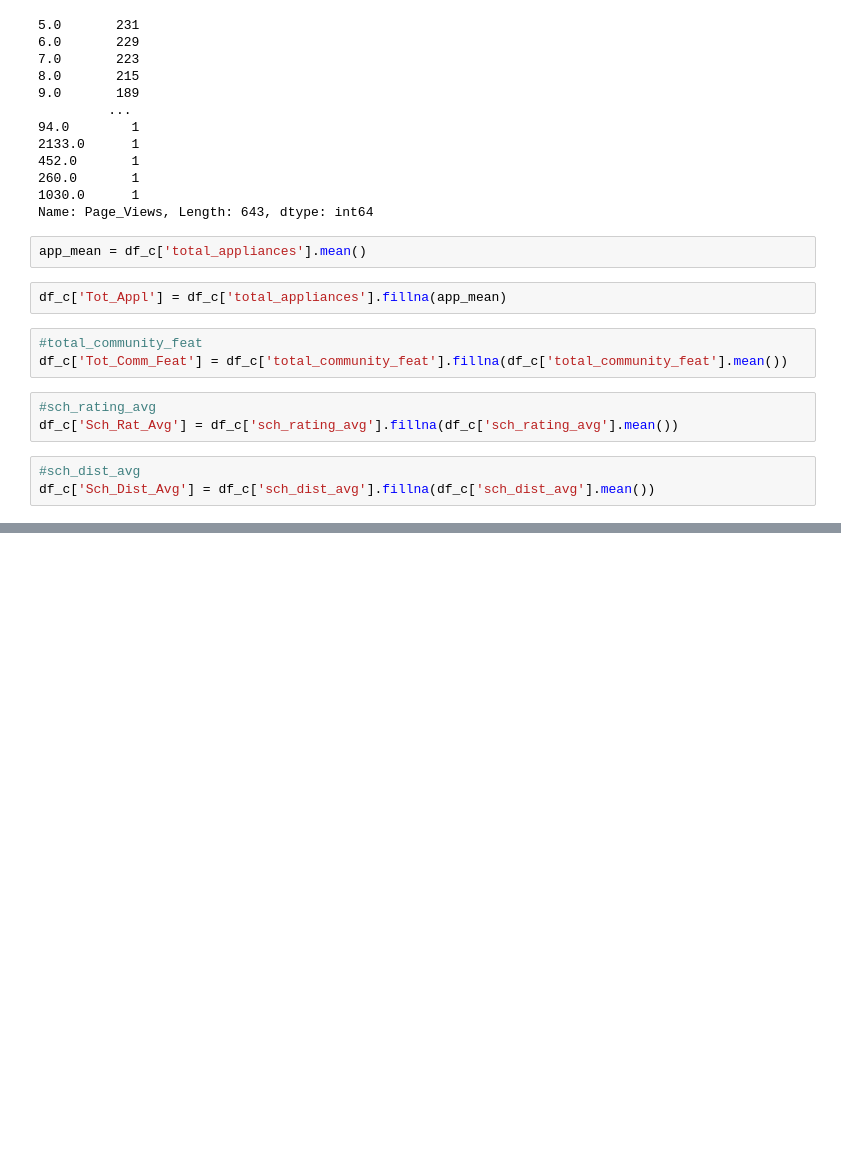
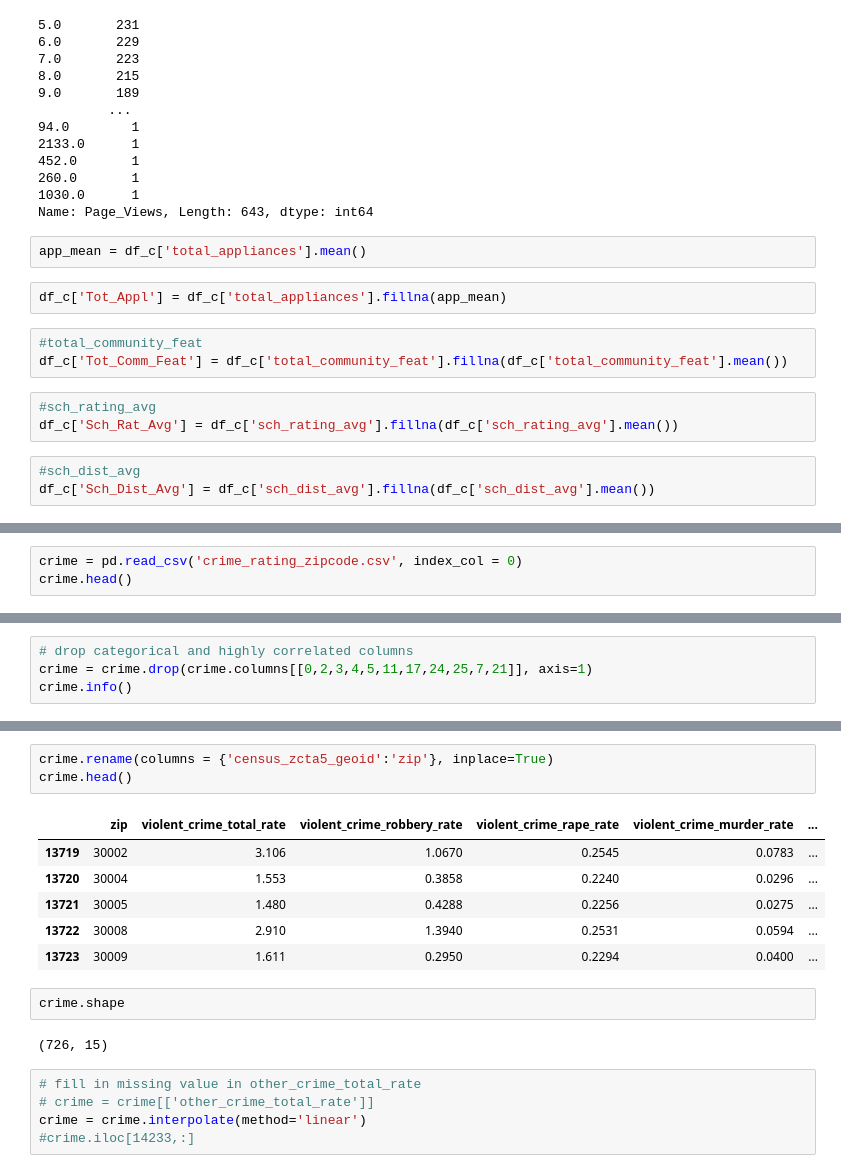
Before and after one commit to nsharma73/capstone_haystack, a Jupyter notebook: Step 3 - Data Augmentation.ipynb, the cells around one changed output, grey strips where cells are left out. Cells and saved outputs as stored; diff of their text form; blank space fills up the shorter version.

```diff
--- a/Step 3 - Data Augmentation.ipynb
+++ b/Step 3 - Data Augmentation.ipynb
@@ -1682,0 +1690,3 @@ dtype: int64
+# %%
+crime = pd.read_csv('crime_rating_zipcode.csv', index_col = 0)
+crime.head()
@@ -1682,0 +1722,4 @@ dtype: int64
+# %%
+# drop categorical and highly correlated columns
+crime = crime.drop(crime.columns[[0,2,3,4,5,11,17,24,25,7,21]], axis=1)
+crime.info()
@@ -1682,0 +1744,19 @@ dtype: int64
+# %%
+crime.rename(columns = {'census_zcta5_geoid':'zip'}, inplace=True)
+crime.head()
+# %% [output]
+|  | zip | violent_crime_total_rate | violent_crime_robbery_rate | violent_crime_rape_rate | violent_crime_murder_rate | ... |
+| 13719 | 30002 | 3.106 | 1.0670 | 0.2545 | 0.0783 | ... |
+| 13720 | 30004 | 1.553 | 0.3858 | 0.2240 | 0.0296 | ... |
+| 13721 | 30005 | 1.480 | 0.4288 | 0.2256 | 0.0275 | ... |
+| 13722 | 30008 | 2.910 | 1.3940 | 0.2531 | 0.0594 | ... |
+| 13723 | 30009 | 1.611 | 0.2950 | 0.2294 | 0.0400 | ... |
+# %%
+crime.shape
+# %% [output]
+(726, 15)
+# %%
+# fill in missing value in other_crime_total_rate
+# crime = crime[['other_crime_total_rate']]
+crime = crime.interpolate(method='linear')
+#crime.iloc[14233,:]
```
Also changed, not shown: parts of 55 cells of this notebook.
